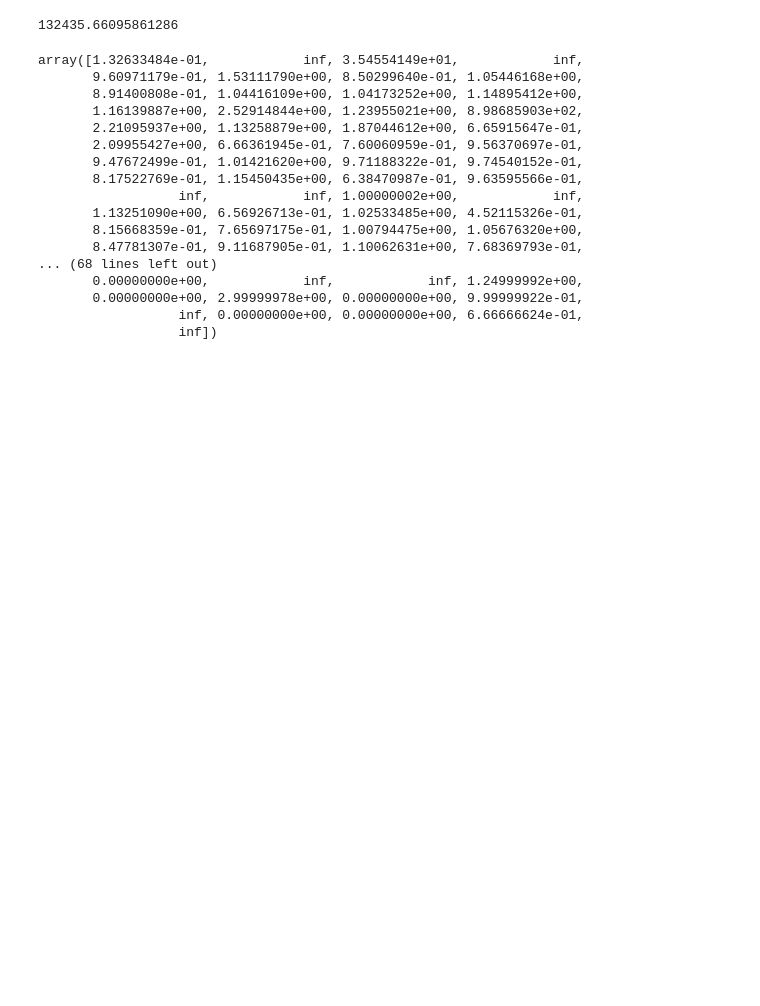
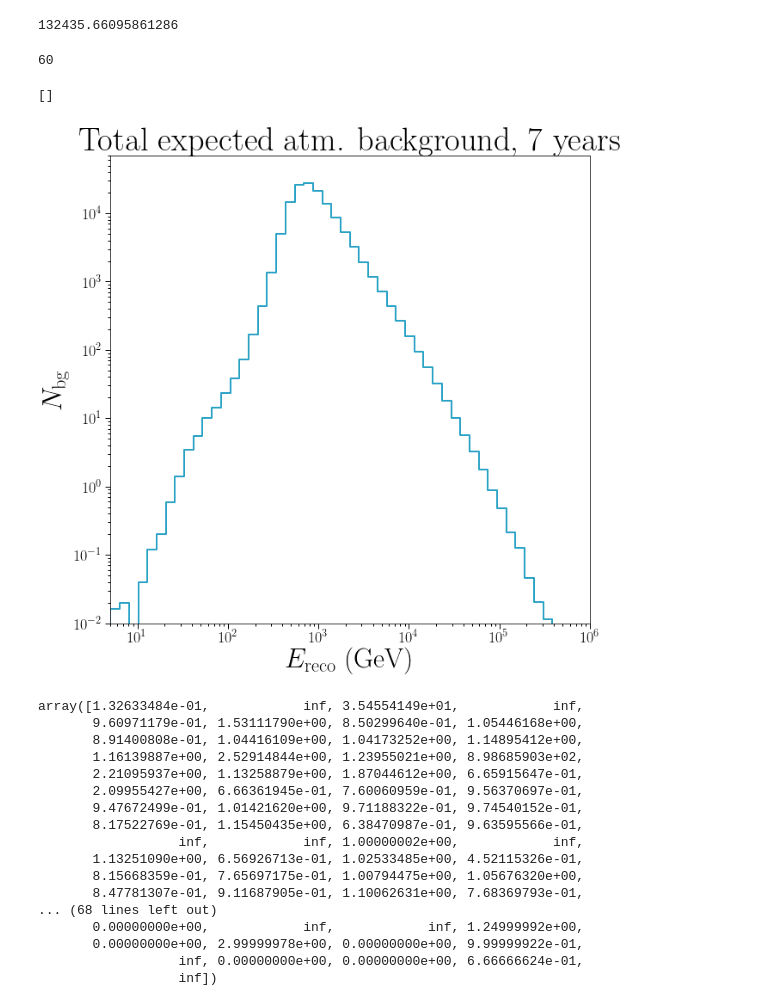
Before and after one commit to jlazar17/solar_WIMP, a Jupyter notebook: delta_theta_plots.ipynb, the cells around one changed output. Saved outputs shown, nothing was run; the diff lists cells and outputs as text; code cells hidden in the pictures; blank space fills up the shorter version.

```diff
--- a/delta_theta_plots.ipynb
+++ b/delta_theta_plots.ipynb
@@ -826,6 +835,22 @@ bg_heatmap(trim_i=81, show=True, save=False, l_e_min=1.5, l_e_max=4)
 # %% [output]
 [figure]
 132435.66095861286
+# %%
+tot_bg = np.load("data/e_d_theta_hist/bg_tot_e_d_theta_hist.npy")
+print(len( np.sum(tot_bg, axis=0)))
+plt.step(np.logspace(0.5,6.5,60), np.sum(tot_bg, axis=0))
+
+plt.title("Total expected atm. background, 7 years")
+plt.xlabel(r"$E_{\rm{reco}}$ (GeV)")
+plt.ylabel(r"$N_{\rm{bg}}$")
+
+plt.ylim(1e-2, 7e4)
+plt.xlim(5, 1e6)
+plt.loglog()
+# %% [output]
+60
+[]
+[figure, added]
 # %%
 h = np.zeros(np.load("data/e_d_theta_hist/partial_hists/kaon_f_0_energy_delta_theta_hist_bg.npy").shape)
 for i in range(10):
```
Also changed, not shown: parts of 2 cells of this notebook, 10 other files.
